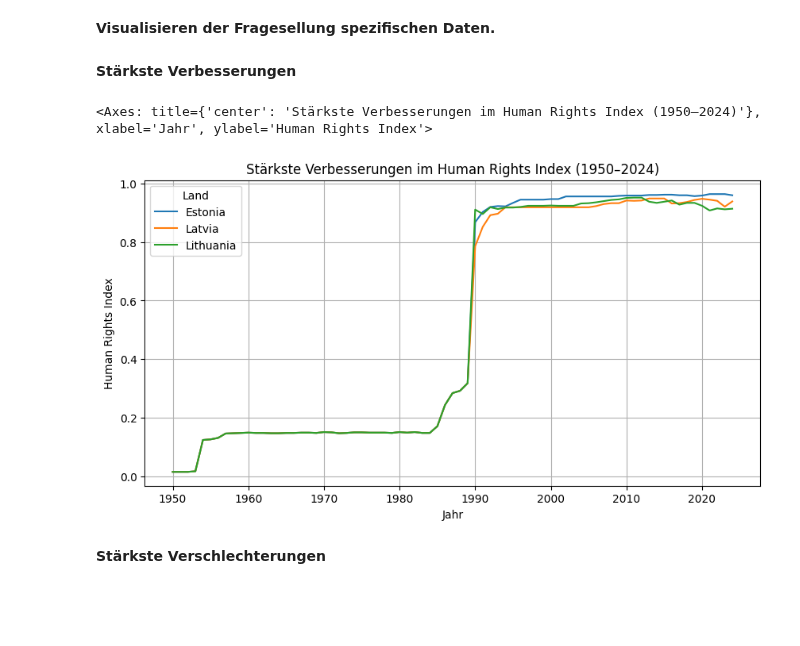
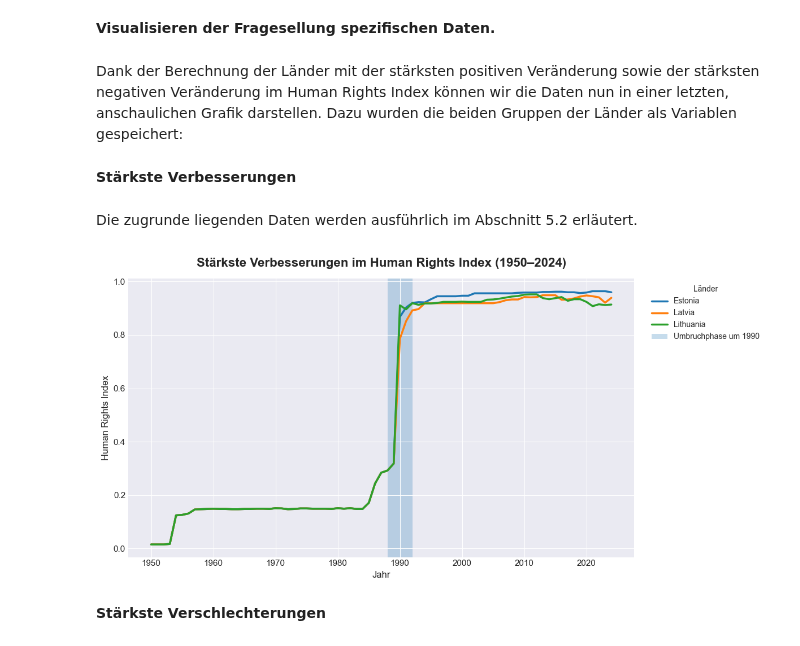
Before and after one commit to haschdav/LN-Python, a Jupyter notebook: LN_Python.ipynb, the cells around one changed output. Drawn from its saved outputs; the diff is of its cells as text; code cells hidden in the pictures; blank space fills up the shorter version.

```diff
--- a/LN_Python.ipynb
+++ b/LN_Python.ipynb
@@ -333,4 +330,7 @@ display(df_decline)
 | 2 | Cuba | -0.430 |
 # %% [markdown]
 **Visualisieren der Fragesellung spezifischen Daten.**
+# %% [markdown]
+Dank der Berechnung der Länder mit der stärksten positiven Veränderung sowie der stärksten negativen Veränderung im Human Rights Index können wir die Daten nun in einer letzten, anschaulichen Grafik darstellen.
+Dazu wurden die beiden Gruppen der Länder als Variablen gespeichert:
 # %%
@@ -339,17 +339,50 @@ laender1 = list(top_improvements.index)
 laender2 = list(top_declines.index)
 # %% [markdown]
 **Stärkste Verbesserungen**
-# %%
-# pivot enthält die Zeitreihen
-pivot[laender1].plot(
-    title="Stärkste Verbesserungen im Human Rights Index (1950–2024)",
-    xlabel="Jahr",
-    ylabel="Human Rights Index",
-    grid=True,
-    figsize=(10, 5)
-)
-# %% [output]
-<Axes: title={'center': 'Stärkste Verbesserungen im Human Rights Index (1950–2024)'}, xlabel='Jahr', ylabel='Human Rights Index'>
-[figure, removed]
+# %% [markdown]
+Die zugrunde liegenden Daten werden ausführlich im Abschnitt 5.2 erläutert.
+# %%
+
+
+plt.style.use("seaborn-v0_8-darkgrid")
+
+ax = pivot[laender1].plot(
+    figsize=(12, 6),
+    linewidth=2.5
+)
+
+
+ax.axvspan(
+    1988, 1992,
+    alpha=0.25,
+    zorder=0,
+    label="Umbruchphase um 1990"
+)
+
+ax.set_title(
+    "Stärkste Verbesserungen im Human Rights Index (1950–2024)",
+    fontsize=16,
+    fontweight="bold",
+    pad=15
+)
+
+ax.set_xlabel("Jahr", fontsize=12)
+ax.set_ylabel("Human Rights Index", fontsize=12)
+
+ax.legend(
+    title="Länder",
+    bbox_to_anchor=(1.02, 1),
+    loc="upper left",
+    frameon=False
+)
+
+ax.spines["top"].set_visible(False)
+ax.spines["right"].set_visible(False)
+ax.tick_params(axis="both", labelsize=11)
+
+plt.tight_layout()
+plt.show()
+# %% [output]
+[figure, added]
 # %% [markdown]
 **Stärkste Verschlechterungen**
```
Also changed, not shown: parts of 8 cells of this notebook, 6 other files.
